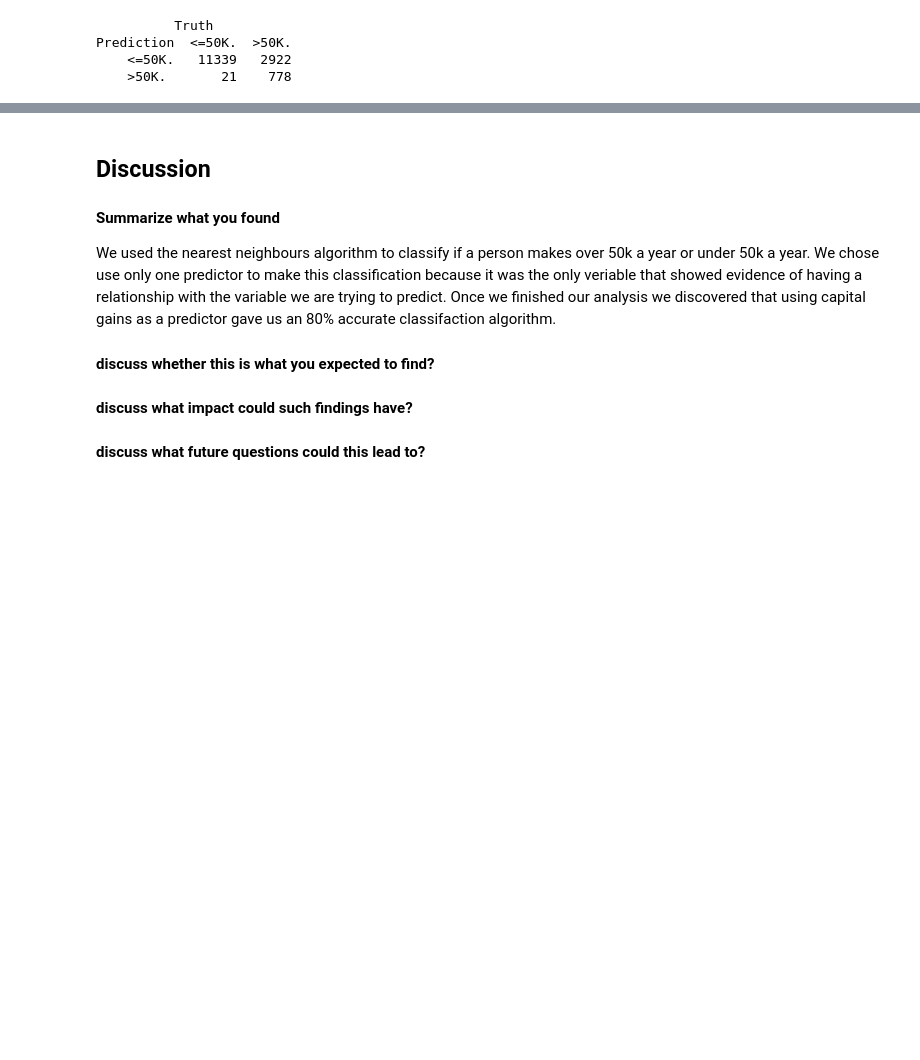
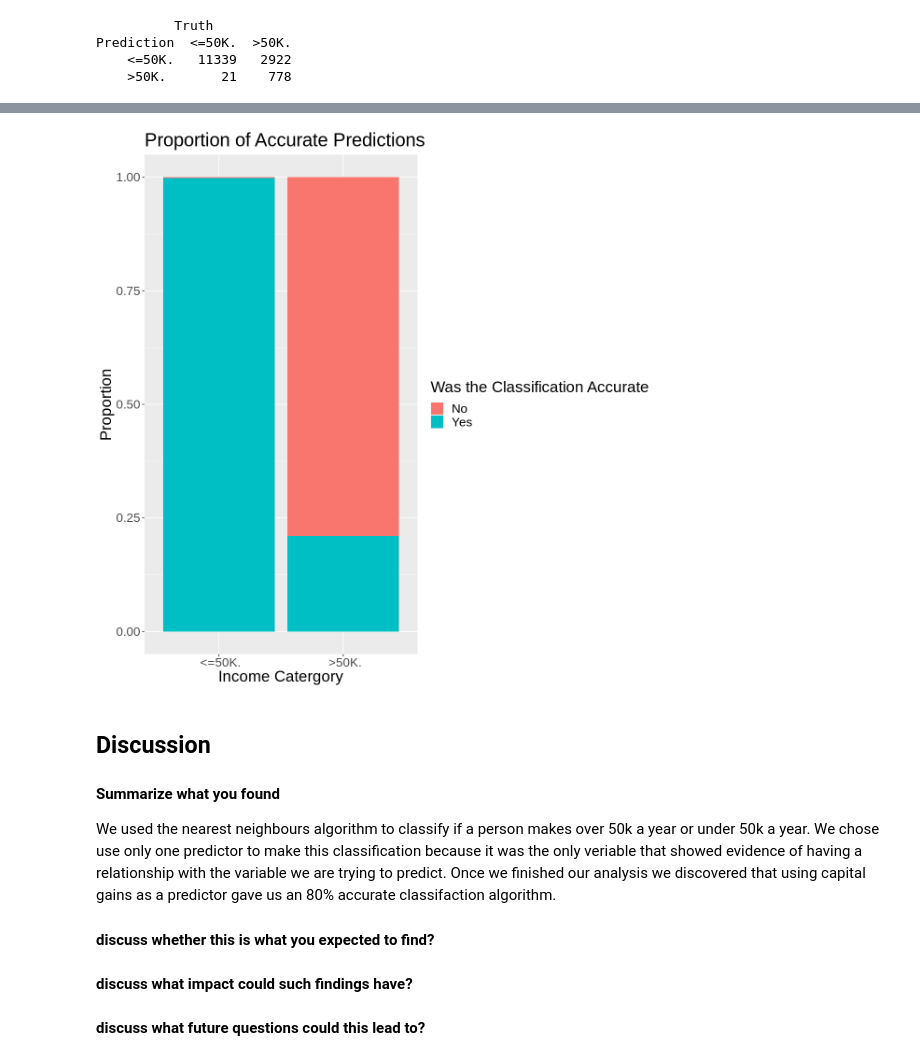
Before and after one commit to jasreetd/Group_Proposal, a Jupyter notebook: Riley.ipynb, the cells around one changed output, grey strips where cells are left out. Drawn from its saved outputs; the diff is of its cells as text; code cells hidden in the pictures; blank space fills up the shorter version.

Commit message:
Finished the final plot

```diff
--- a/Riley.ipynb
+++ b/Riley.ipynb
@@ -437,0 +447,6 @@ Prediction  <=50K.  >50K.
+# %%
+## Manually creating a dataframe
+
+adult_test_predictions$accurate <- ifelse(adult_test_predictions$.pred_class == adult_test_predictions$label, "Yes", "No")
+
+head(adult_test_predictions)
@@ -438,3 +463,19 @@ Prediction  <=50K.  >50K.
+# %%
+## Plot of the accuracy percentages
+
+options(repr.plot.width = 10, repr.plot.height = 10)
+accurate_plot <- adult_test_predictions %>%
+    ggplot(aes(x = label, fill = accurate)) +
+    geom_bar(position = 'fill') +
+    xlab("Income Catergory") +
+    ylab("Proportion") +
+    labs(fill = "Was the Classification Accurate") +
+    ggtitle("Proportion of Accurate Predictions") +
+    theme(text = element_text(size = 20))
+
+accurate_plot
+# %% [output]
+[figure, added]
 # %% [markdown]
 ## Discussion
 
```
Also changed, not shown: parts of 4 cells of this notebook.
